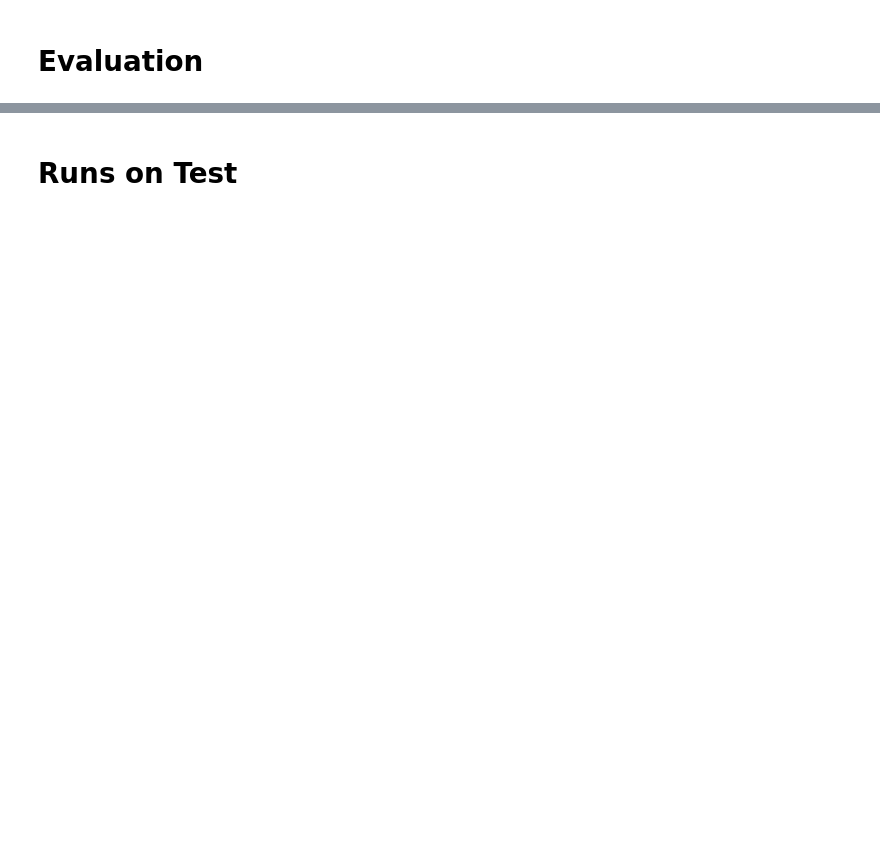
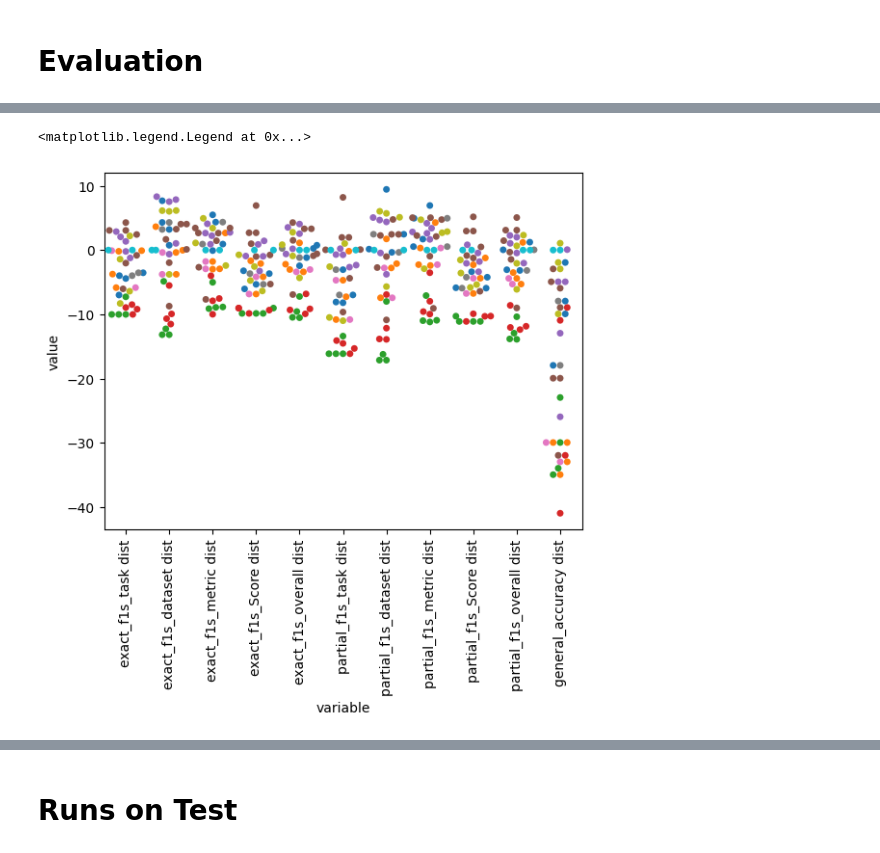
Before and after one commit to urbanlutz/nlp2024_ClefTask4SOTA, a Jupyter notebook: evaluation.ipynb, the cells around one changed output, grey strips where cells are left out. Saved outputs shown, nothing was run; the diff lists cells and outputs as text; code cells hidden in the pictures; blank space fills up the shorter version.

```diff
--- a/evaluation.ipynb
+++ b/evaluation.ipynb
@@ -168,0 +358,8 @@ df_res
+# %%
+# df_dist = df_res[df_res["run"].isin(best_runs)]
+df_dist = df_res
+
+competition_leader = df_dist[df_dist["run"] == "competition_leader"].iloc[1]
+df_dist.set_index("run")
+df_dist = (df_dist[metrics_short] - competition_leader[metrics_short]).merge(df_dist, left_index=True, right_index=True, suffixes=(" dist", None))
+df_dist
@@ -168,0 +385,10 @@ df_res
+# %%
+df_dist["run_pretty"] = df_dist.apply(lambda row: f'{row["architecture"]} {row["size"]} {row["prompt_template"]}', axis=1)
+df_exp = df_dist.melt(id_vars="model", value_vars=[m+ " dist"for m in metrics_short])
+
+sns.swarmplot(df_exp, x="variable", y="value", hue="model")
+_ = plt.xticks(rotation=90)
+plt.legend([],[], frameon=False)
+# %% [output]
+<matplotlib.legend.Legend at 0x...>
+[figure, added]
```
Also changed, not shown: parts of 43 cells of this notebook, 3 other files.
